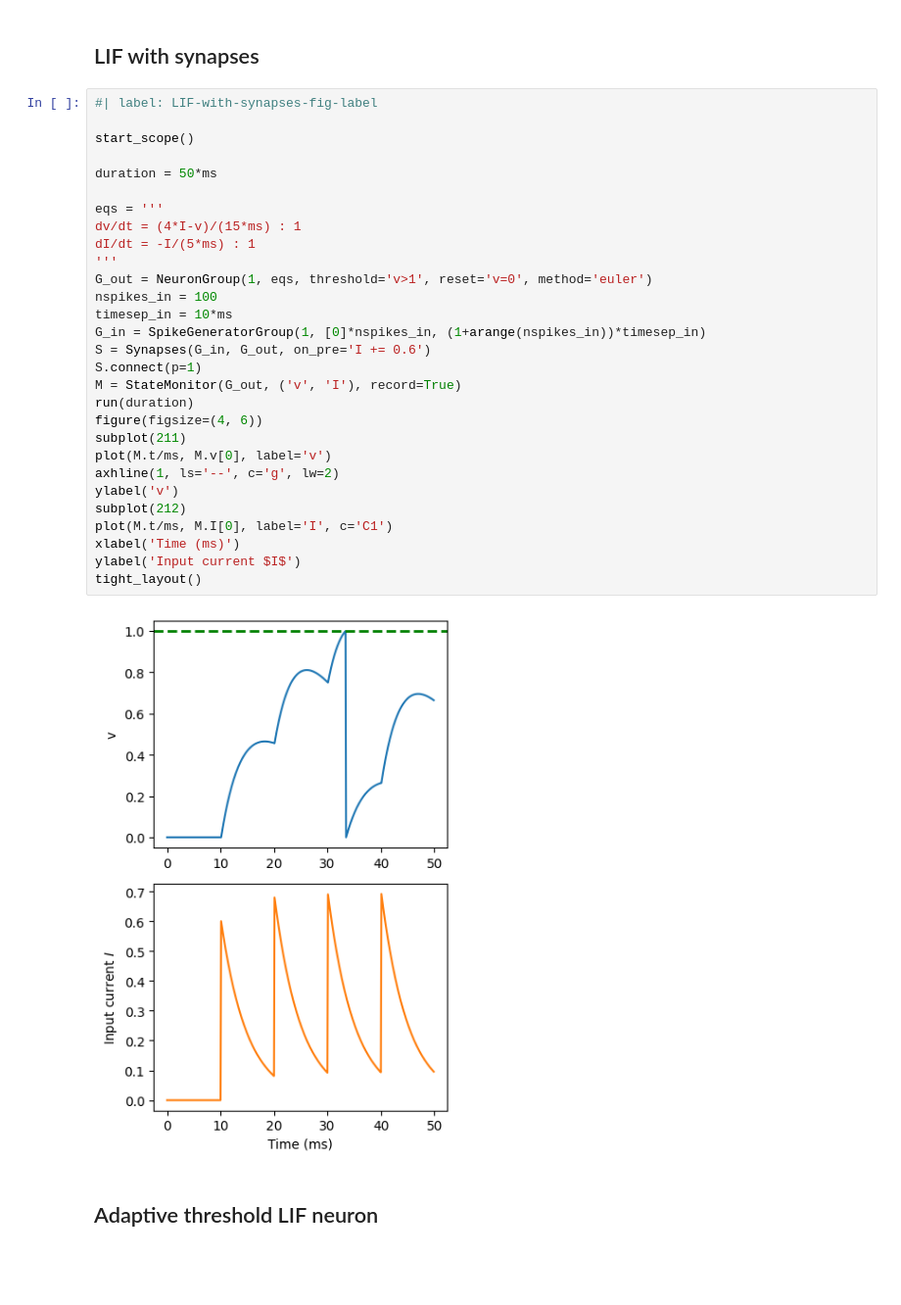
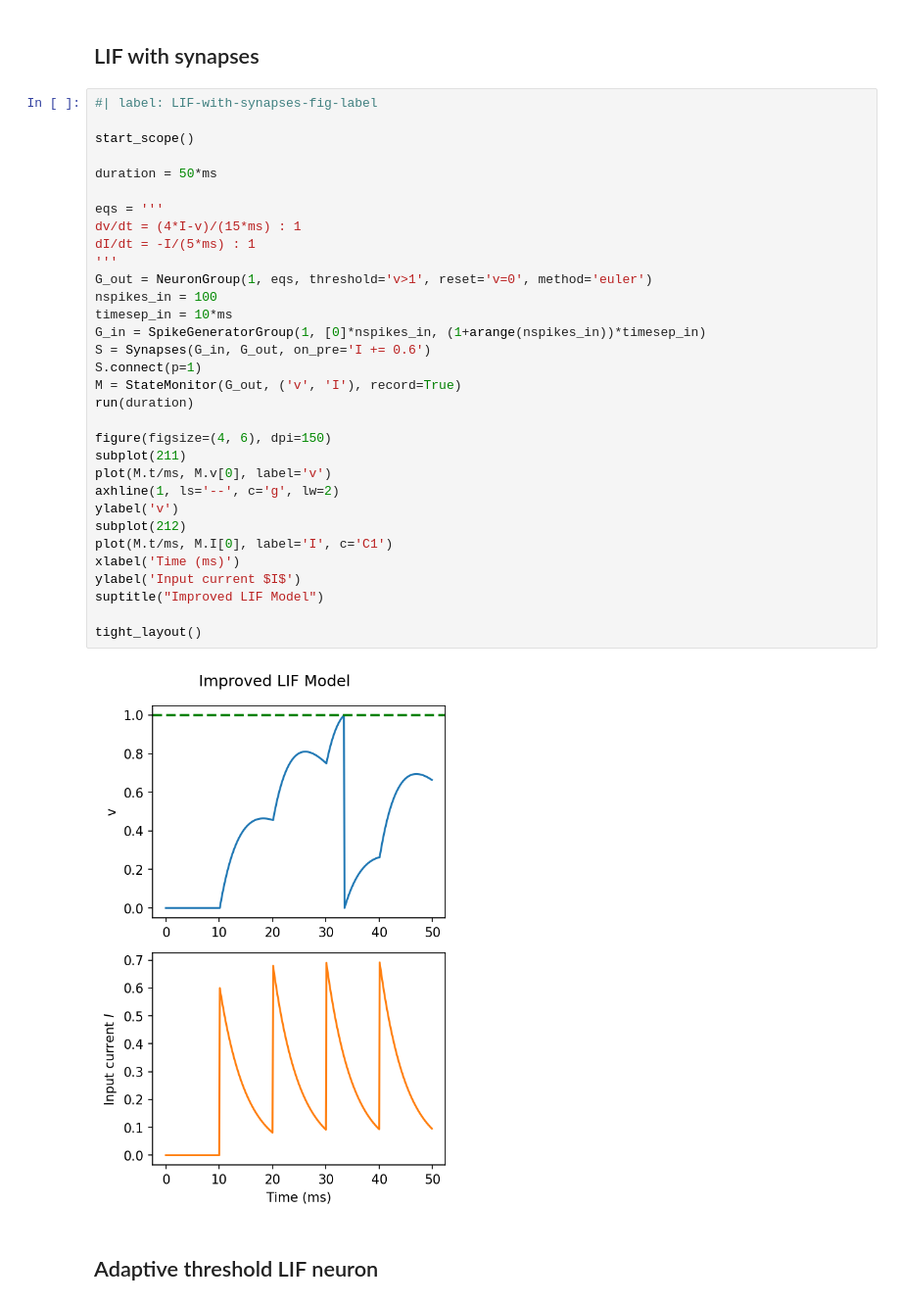
Before and after one commit to neuro4ml/neuro4ml.github.io, a Jupyter notebook: Week_1/5. w1-models.ipynb, the cells around one changed output. Shown at 98% size. Saved outputs shown, nothing was run; the diff lists cells and outputs as text; blank space fills up the shorter version.

```diff
--- a/Week_1/5. w1-models.ipynb
+++ b/Week_1/5. w1-models.ipynb
@@ -341,34 +348,37 @@ tight_layout()
 # %%
 #| label: LIF-with-synapses-fig-label
 
 start_scope()
 
 duration = 50*ms
 
 eqs = '''
 dv/dt = (4*I-v)/(15*ms) : 1
 dI/dt = -I/(5*ms) : 1
 '''
 G_out = NeuronGroup(1, eqs, threshold='v>1', reset='v=0', method='euler')
 nspikes_in = 100
 timesep_in = 10*ms
 G_in = SpikeGeneratorGroup(1, [0]*nspikes_in, (1+arange(nspikes_in))*timesep_in)
 S = Synapses(G_in, G_out, on_pre='I += 0.6')
 S.connect(p=1)
 M = StateMonitor(G_out, ('v', 'I'), record=True)
 run(duration)
-figure(figsize=(4, 6))
+
+figure(figsize=(4, 6), dpi=150)
 subplot(211)
 plot(M.t/ms, M.v[0], label='v')
 axhline(1, ls='--', c='g', lw=2)
 ylabel('v')
 subplot(212)
 plot(M.t/ms, M.I[0], label='I', c='C1')
 xlabel('Time (ms)')
 ylabel('Input current $I$')
+suptitle("Improved LIF Model")
+
 tight_layout()
 # %% [output]
-[figure, old version]
+[figure, new version]
 # %% [markdown]
 ## Adaptive threshold LIF neuron
 # %%
```
Also changed, not shown: parts of 6 cells of this notebook, 11 other files.
